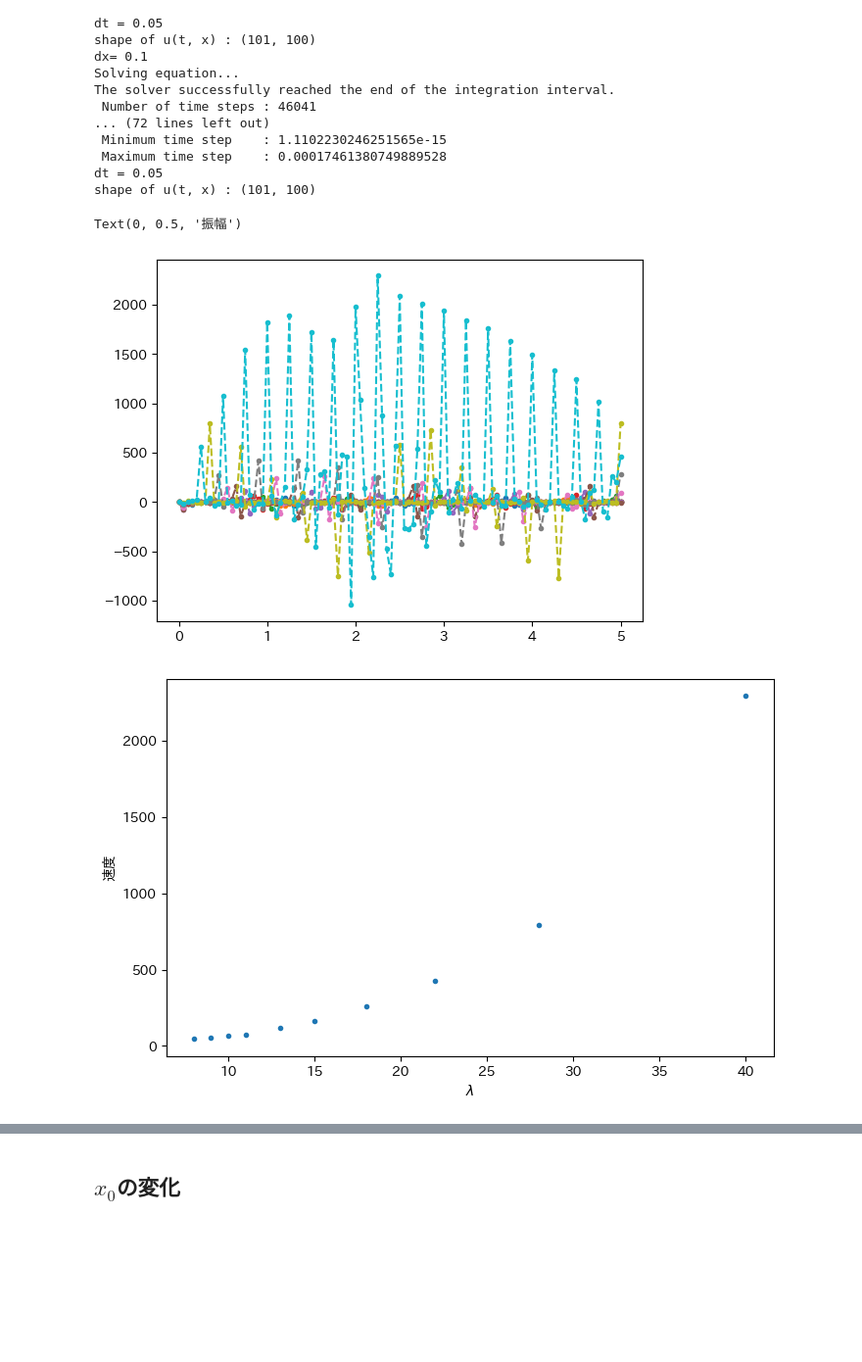
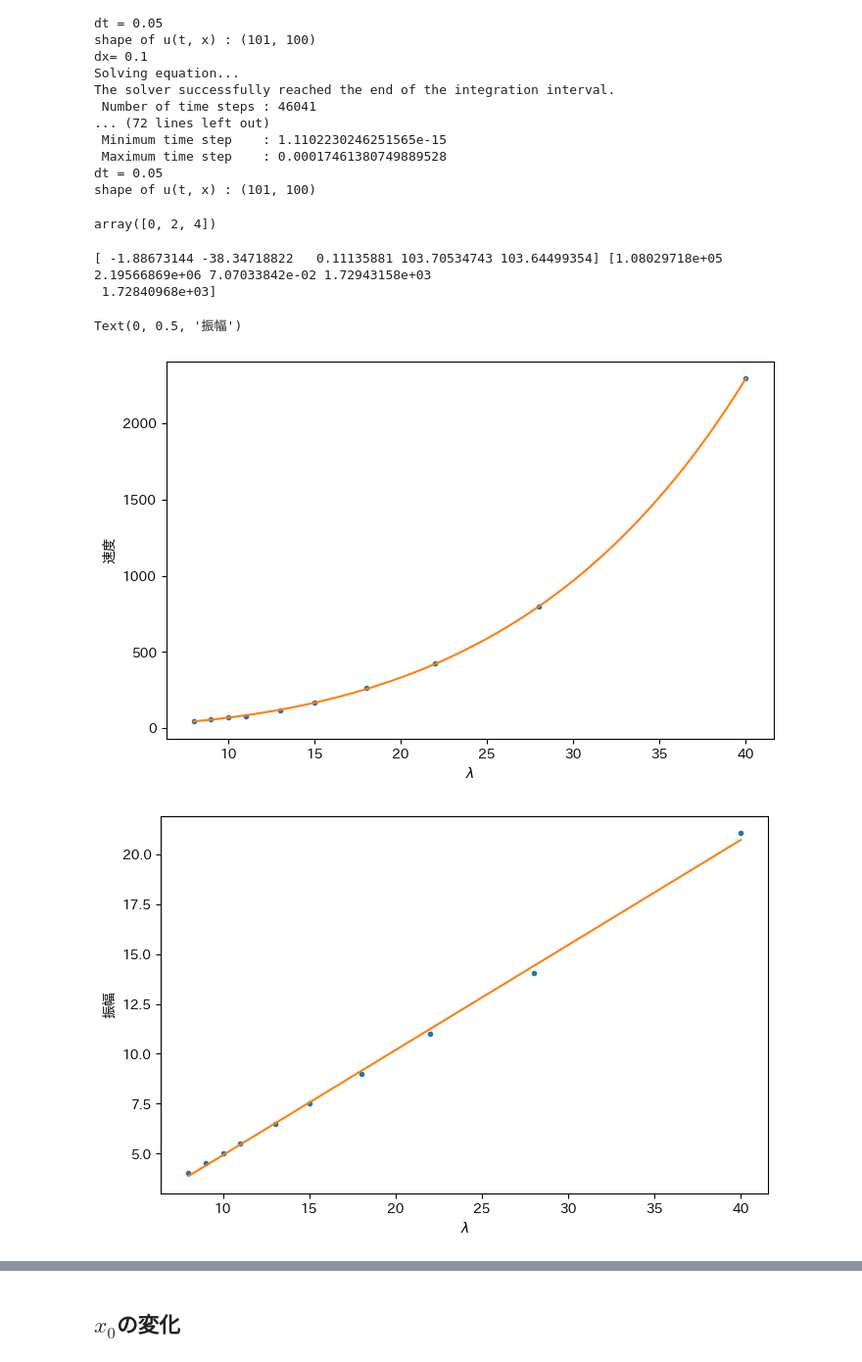
Before and after one commit to eri61/computer_physics, a Jupyter notebook: submit/report2/code/report2_pr1.ipynb, the cells around one changed output, grey strips where cells are left out. Shown at 98% size. Cells and saved outputs as stored; diff of their text form; code cells hidden in the pictures; blank space fills up the shorter version.

```diff
--- a/submit/report2/code/report2_pr1.ipynb
+++ b/submit/report2/code/report2_pr1.ipynb
@@ -135,37 +122,60 @@ dev_op1 = make_differential_ops(1, 4, nx, dx).toarray()
 dev_op3 = make_differential_ops(3, 4, nx, dx).toarray()
 
 np_lam = np.array([8., 9., 10., 11., 13., 15., 18., 22., 28., 40.])
+# %%
+a = np.arange(3)
+b = a.copy()[:, np.newaxis]
+(a*b).max(axis=0)
+# %% [output]
+array([0, 2, 4])
 # %%
+def velocity(lam, a, b, A, x=2., x0=5):
+    topology = np.sqrt(lam) * (x - x0) / 2
+    v = lam**(5/2) * A * np.exp(a * topology) + np.exp(-b * topology)
+    return v
+
+def scale(lam, a, b):
+    return a * lam + b
+
 def view_vt(path:str):
     npz = np.load(path)
     x = npz['x']
     t = npz['t']
     ut = npz['u_tx']
 
     u_x = dev_op1 @ ut.T
     u_xxx = dev_op3 @ ut.T
     dudt = (-6. * ut.T * u_x - u_xxx).T
     vt = dudt[:, x == 2.]
-    plt.plot(t, vt.flatten(), '--.')
+    # plt.plot(t, vt.flatten(), '--.')
     return vt.max(), ut.max()
 
 vt_maxes = np.zeros_like(np_lam)
 amp_maxes = np.zeros_like(np_lam)
 for i, name in enumerate(np_lam):
     path = f"../out/npz/lambda_{name}.npz"
     max_vt, max_amp = view_vt(path)
     vt_maxes[i] = max_vt
     amp_maxes[i] = max_amp
 
+popt, pcov = curve_fit(velocity, np_lam, vt_maxes)
+x = np.linspace(np_lam.min(), np_lam.max(), 100)
+print(popt, np.sqrt(np.diag(pcov)))
 plt.figure(figsize=(8, 5))
 plt.plot(np_lam, vt_maxes, '.')
+plt.plot(x, velocity(x, *popt))
 plt.ylabel("速度")
 plt.xlabel(r"$\lambda$")
 plt.figure(figsize=(8, 5))
+popt, pcov = curve_fit(scale, np_lam, amp_maxes)
+x = np.linspace(np_lam.min(), np_lam.max(), 100)
 plt.plot(np_lam, amp_maxes, '.')
+plt.plot(x, scale(x, *popt))
 plt.xlabel(r"$\lambda$")
 plt.ylabel("振幅")
 # %% [output]
-Text(0, 0.5, '振幅')
+[ -1.88673144 -38.34718822   0.11135881 103.70534743 103.64499354] [1.08029718e+05 2.19566869e+06 7.07033842e-02 1.72943158e+03
+ 1.72840968e+03]
+Text(0, 0.5, '振幅')
-[figure, old version]
+[figure, new version]
-[figure, old version]
+[figure, new version]
```
Also changed, not shown: parts of 13 cells of this notebook, 1 other file.
